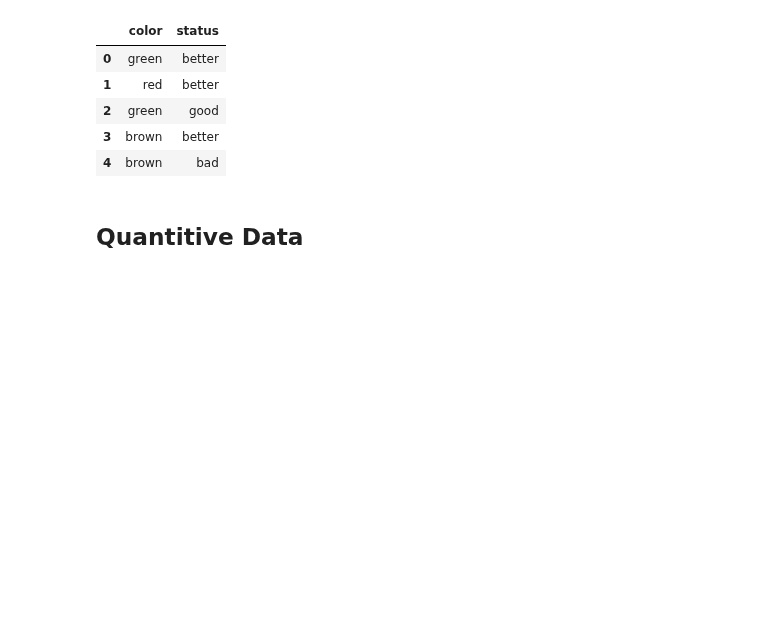
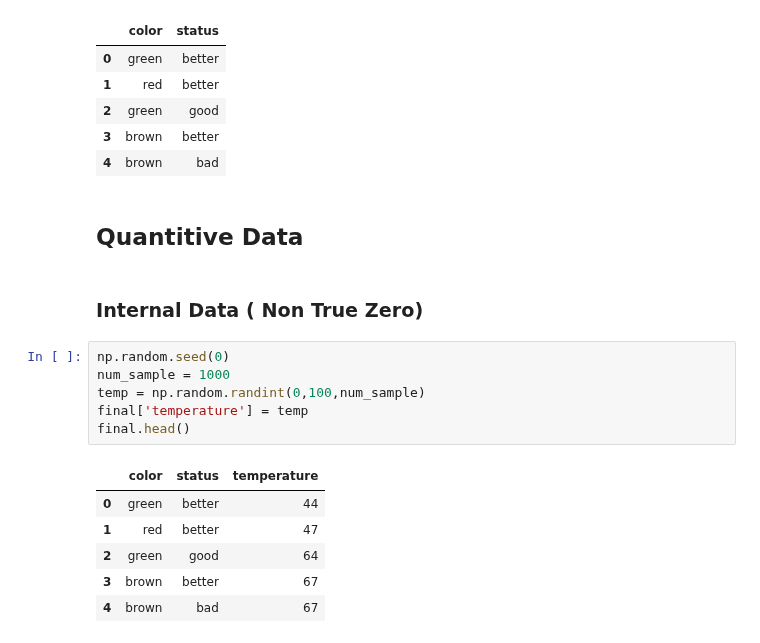
Before and after one commit to KaushalNaik02/Statistics, a Jupyter notebook: Types_of_Data.ipynb, the cells around one changed output. Cells and saved outputs as stored; diff of their text form; blank space fills up the shorter version.

Commit message:
Work with the Qualitative data and Quantitative data

```diff
--- a/Types_of_Data.ipynb
+++ b/Types_of_Data.ipynb
@@ -49,3 +49,18 @@ final.head()
 | 4 | brown | bad |
 # %% [markdown]
 ## Quantitive Data
+# %% [markdown]
+### Internal Data ( Non True Zero)
+# %%
+np.random.seed(0)
+num_sample = 1000
+temp = np.random.randint(0,100,num_sample)
+final['temperature'] = temp
+final.head()
+# %% [output]
+|  | color | status | temperature |
+| 0 | green | better | 44 |
+| 1 | red | better | 47 |
+| 2 | green | good | 64 |
+| 3 | brown | better | 67 |
+| 4 | brown | bad | 67 |
```
Also changed, not shown: parts of 3 cells of this notebook.
